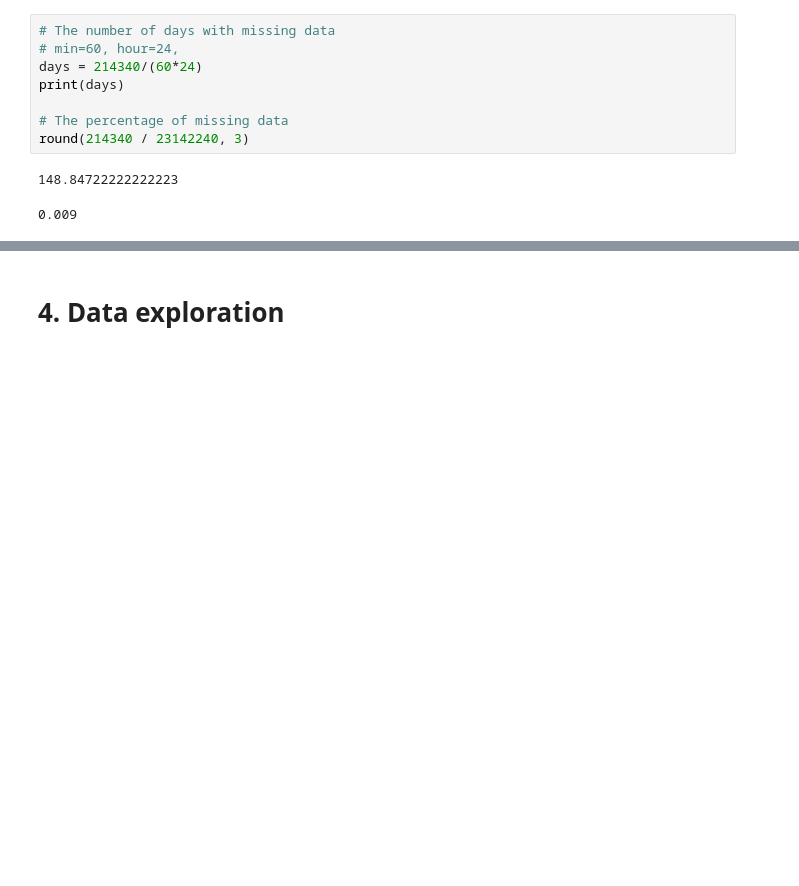
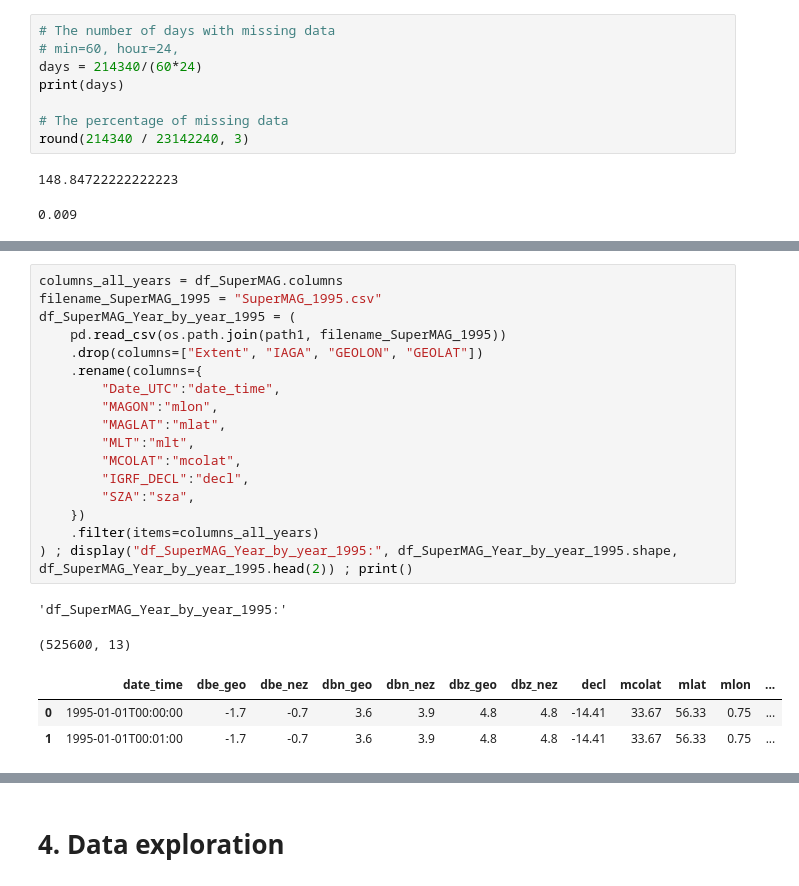
Before and after one commit to Alireza-Motazedian/GIC__Geomagnetic_Induced_Current, a Jupyter notebook: 2. Code/GIC Data Exploration.ipynb, the cells around one changed output, grey strips where cells are left out. Saved outputs shown, nothing was run; the diff lists cells and outputs as text; blank space fills up the shorter version.

```diff
--- a/2. Code/GIC Data Exploration.ipynb
+++ b/2. Code/GIC Data Exploration.ipynb
@@ -355,0 +566,23 @@ round(214340 / 23142240, 3)
+# %%
+columns_all_years = df_SuperMAG.columns
+filename_SuperMAG_1995 = "SuperMAG_1995.csv"
+df_SuperMAG_Year_by_year_1995 = (
+    pd.read_csv(os.path.join(path1, filename_SuperMAG_1995))
+    .drop(columns=["Extent", "IAGA", "GEOLON", "GEOLAT"])
+    .rename(columns={
+        "Date_UTC":"date_time",
+        "MAGON":"mlon",
+        "MAGLAT":"mlat",
+        "MLT":"mlt",
+        "MCOLAT":"mcolat",
+        "IGRF_DECL":"decl",
+        "SZA":"sza",
+    })
+    .filter(items=columns_all_years)
+) ; display("df_SuperMAG_Year_by_year_1995:", df_SuperMAG_Year_by_year_1995.shape, df_SuperMAG_Year_by_year_1995.head(2)) ; print()
+# %% [output]
+'df_SuperMAG_Year_by_year_1995:'
+(525600, 13)
+|  | date_time | dbe_geo | dbe_nez | dbn_geo | dbn_nez | dbz_geo | dbz_nez | decl | mcolat | mlat | mlon | ... |
+| 0 | 1995-01-01T00:00:00 | -1.7 | -0.7 | 3.6 | 3.9 | 4.8 | 4.8 | -14.41 | 33.67 | 56.33 | 0.75 | ... |
+| 1 | 1995-01-01T00:01:00 | -1.7 | -0.7 | 3.6 | 3.9 | 4.8 | 4.8 | -14.41 | 33.67 | 56.33 | 0.75 | ... |
```
Also changed, not shown: parts of 16 cells of this notebook, 6 other files.
